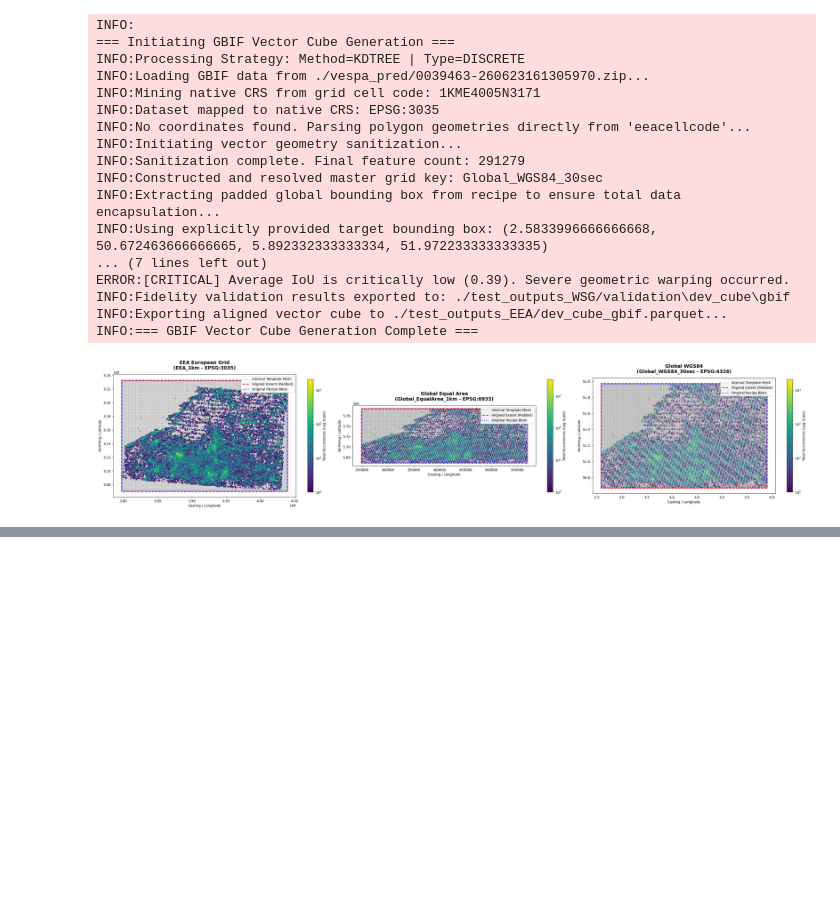
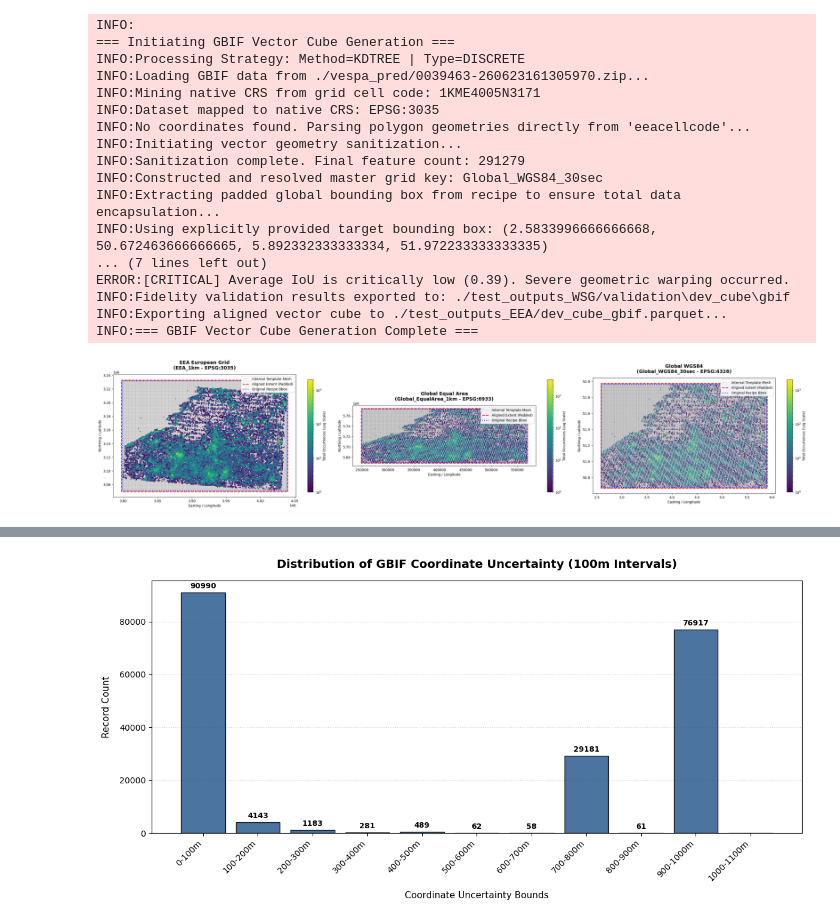
Before and after one commit to nbillietPM/BmC, a Jupyter notebook: scripts/gbif/gbif.ipynb, the cells around one changed output, grey strips where cells are left out. Saved outputs shown, nothing was run; the diff lists cells and outputs as text; code cells hidden in the pictures; blank space fills up the shorter version.

```diff
--- a/scripts/gbif/gbif.ipynb
+++ b/scripts/gbif/gbif.ipynb
@@ -870,0 +876,6 @@ plot_comparative_cubes(cube_dict, engine)
+# %%
+import zipfile
+with zipfile.ZipFile('point_data//0003365-260715120105164.zip') as z:
+            csv_filename = [name for name in z.namelist() if name.endswith('.csv')][0]
+            with z.open(csv_filename) as f:
+                df = pd.read_csv(f, sep='\t')
@@ -870,0 +898,58 @@ plot_comparative_cubes(cube_dict, engine)
+# %%
+import numpy as np
+import pandas as pd
+import matplotlib.pyplot as plt
+
+# 1. Clean the uncertainty column
+# Safely parse numeric values and filter out any invalid or zero/negative rows
+df['coordinateuncertaintyinmeters'] = pd.to_numeric(df['coordinateuncertaintyinmeters'], errors='coerce')
+valid_df = df[df['coordinateuncertaintyinmeters'] > 0].copy()
+
+# 2. Compute dynamic mathematical bin range
+max_uncertainty = valid_df['coordinateuncertaintyinmeters'].max()
+# Round up to the nearest hundred to prevent edge-case truncation
+max_bin_edge = int(np.ceil(max_uncertainty / 100.0) * 100)
+bin_edges = list(range(0, max_bin_edge + 101, 100))
+
+# Create robust human-readable interval text labels (e.g., '0-100m', '100-200m')
+bin_labels = [f"{bin_edges[i]}-{bin_edges[i+1]}m" for i in range(len(bin_edges)-1)]
+
+# 3. Cut the continuous records into categorical interval bins
+valid_df['uncertainty_bin'] = pd.cut(
+    valid_df['coordinateuncertaintyinmeters'],
+    bins=bin_edges,
+    labels=bin_labels,
+    include_lowest=True
+)
+
+# 4. Aggregate totals for charting
+bin_counts = valid_df['uncertainty_bin'].value_counts().reindex(bin_labels).fillna(0)
+
+# 5. Plot generation
+plt.figure(figsize=(12, 6))
+bars = plt.bar(bin_counts.index, bin_counts.values, color='#2b5c8f', edgecolor='black', alpha=0.85)
+
+# Layout refinement
+plt.title("Distribution of GBIF Coordinate Uncertainty (100m Intervals)", fontsize=14, fontweight='bold', pad=15)
+plt.xlabel("Coordinate Uncertainty Bounds", fontsize=11, labelpad=10)
+plt.ylabel("Record Count", fontsize=11, labelpad=10)
+plt.xticks(rotation=45, ha='right')
+plt.grid(axis='y', linestyle=':', alpha=0.6, zorder=0)
+plt.gca().set_axisbelow(True)
+
+# Add value labels on top of the bars for instant readability
+for bar in bars:
+    height = bar.get_height()
+    if height > 0:
+        plt.annotate(
+            f'{int(height)}',
+            xy=(bar.get_x() + bar.get_width() / 2, height),
+            xytext=(0, 3),  # 3 points vertical offset
+            textcoords="offset points",
+            ha='center', va='bottom', fontsize=9, fontweight='semibold'
+        )
+
+plt.tight_layout()
+plt.show()
+# %% [output]
+[figure, added]
```
Also changed, not shown: parts of 32 cells of this notebook, 2 other files.
